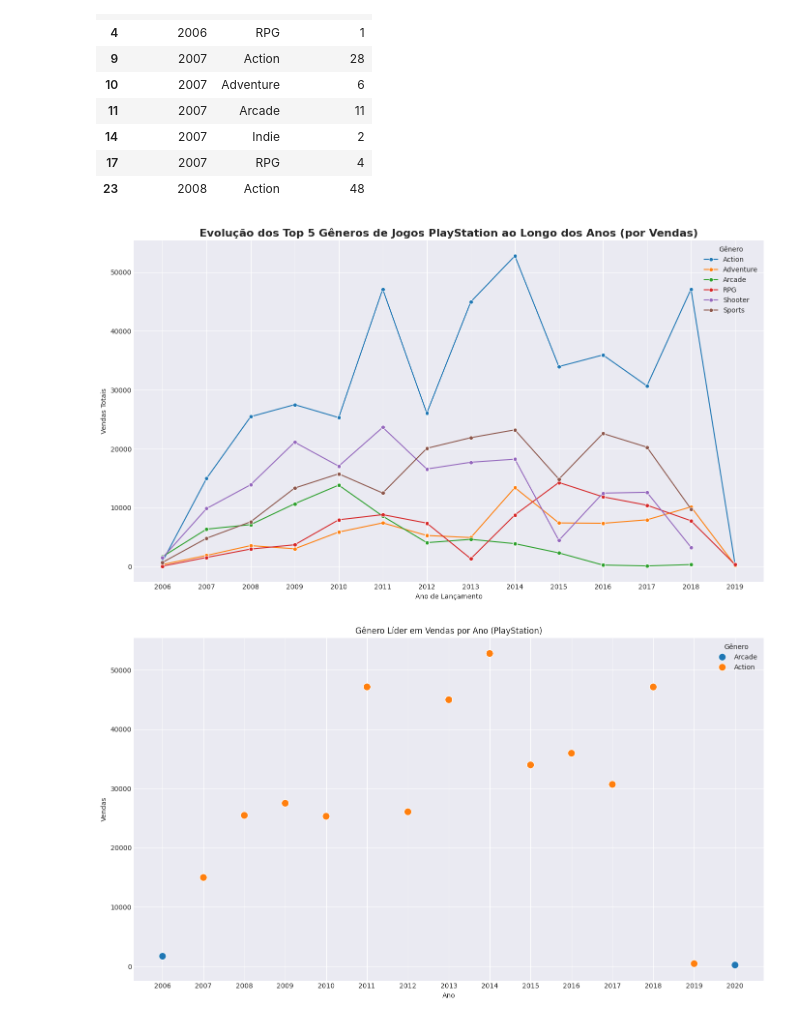
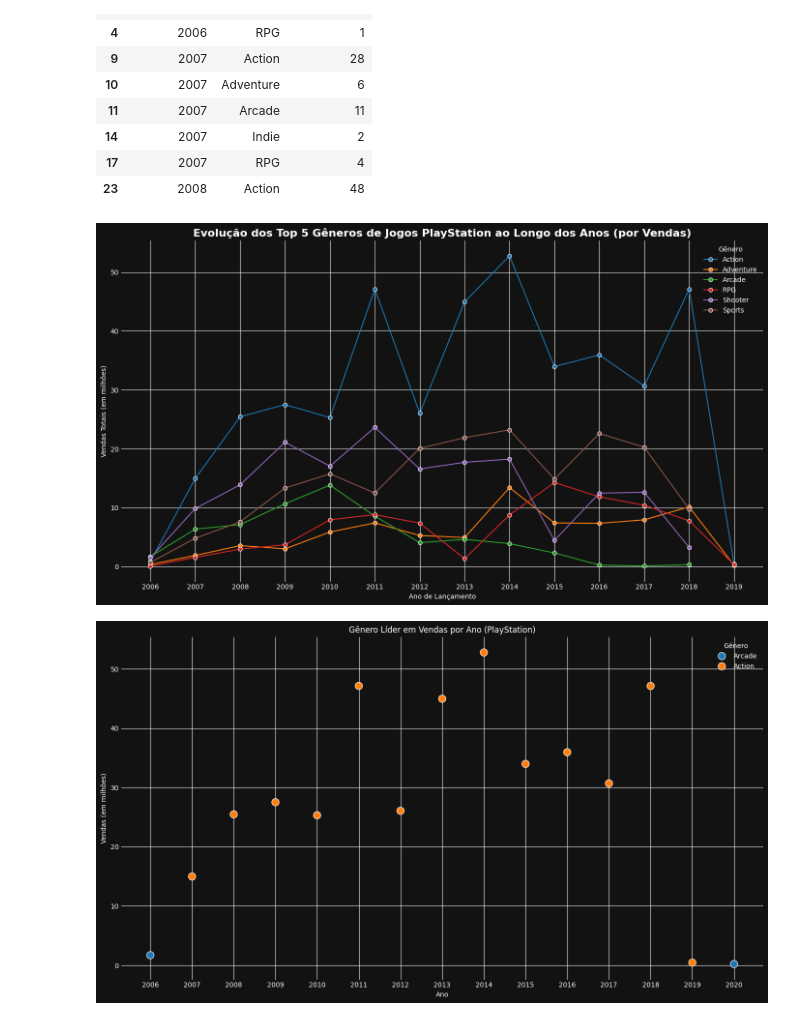
Before and after one commit to uAugustoVR/metadados-playstation, a Jupyter notebook: notebooks/analysis.ipynb, the cells around one changed output. Saved outputs shown, nothing was run; the diff lists cells and outputs as text; code cells hidden in the pictures.

```diff
--- a/notebooks/analysis.ipynb
+++ b/notebooks/analysis.ipynb
@@ -23,17 +23,27 @@ import matplotlib.ticker as mticker
 # %%
 # Ativar estilo do seaborn
 plt.style.use('seaborn-v0_8-darkgrid')
-
-# # Configuração do Pandas para evitar a notação científica em cálculos com float
-# pd.set_option('display.float_format', '{:.1f}'.format)
-
-# # Configuração do NumPy para evitar a notação científica em cálculos com float
-# np.set_printoptions(suppress=True, precision=4)
 
 # Paleta personalizada inspirada no PlayStation
 colors = ['#C0392B',  # PS3
           '#2980B9',  # PS4
           '#85C1E9']  # PS5
+
+# Paleta personalizada inspirada no PlayStation
+colors_category = ['#1ABC9C',
+                   '#3498DB',
+                   '#F1C40F',
+                   '#E74C3C',
+                   '#9B59B6']
+
+# Configurações adicionais para o estilo escuro
+sns.set_style('darkgrid')
+plt.rcParams['axes.facecolor'] = '#121212'
+plt.rcParams['figure.facecolor'] = '#121212'
+plt.rcParams['text.color'] = 'white'
+plt.rcParams['axes.labelcolor'] = 'white'
+plt.rcParams['xtick.color'] = 'white'
+plt.rcParams['ytick.color'] = 'white'
 # %%
 load_dotenv()
 cleaned_data_path = os.getenv('cleaned_data_path')
@@ -947,6 +949,7 @@ df_top_genres_by_published.head(10)
 # Gráfico: Evolução dos gêneros ao longo dos anos (por vendas)
 plt.figure(figsize=(14, 8))
 
+# Scatter plot dos gêneros ao longo dos anos (por vendas)
 sns.lineplot(
     data=df_top_genres_by_sales,
     x='Release Year',
@@ -955,9 +958,9 @@ sns.lineplot(
     marker='o'
 )
 
-# Formata como milhares
+# Formata como milhões
 plt.gca().yaxis.set_major_formatter(
-    mticker.FuncFormatter(lambda x, pos: f'{x/1e3:.0f}')
+    mticker.FuncFormatter(lambda x, pos: f'{x/1e6:.0f}')
 )
 
 plt.title(
@@ -967,37 +970,38 @@ plt.title(
 )
 
 plt.xlabel('Ano de Lançamento')
-plt.ylabel('Vendas Totais')
+plt.ylabel('Vendas Totais (em milhões)')
 plt.legend(title='Gênero')
 plt.tight_layout()
 plt.savefig(f'{cleaned_data_path}/top_evolution_genres_by_sales.png', bbox_inches='tight')
 plt.show()
 # %% [output]
-[figure, old version]
+[figure, new version]
 # %%
 # Gráfico: Gênero líder de vendas por ano
 plt.figure(figsize=(14, 8))
 
+# Scatter plot do gênero líder de vendas por ano
 sns.scatterplot(
     data=top_genres_by_sales,
     x='Release Year',
     y='Sales Fraction',
     hue='Genre List',
     s=120
 )
 
-# Formata como milhares
+# Formata como milhões
 plt.gca().yaxis.set_major_formatter(
-    mticker.FuncFormatter(lambda x, pos: f'{x/1e3:.0f}')
+    mticker.FuncFormatter(lambda x, pos: f'{x/1e6:.0f}')
 )
 
 plt.title('Gênero Líder em Vendas por Ano (PlayStation)')
 plt.xlabel('Ano')
-plt.ylabel('Vendas')
+plt.ylabel('Vendas (em milhões)')
 plt.legend(title='Gênero')
 plt.tight_layout()
 plt.show()
 # %% [output]
-[figure, old version]
+[figure, new version]
 # %%
 # Gráfico : Evolução do número de lançamentos por gênero
```
Also changed, not shown: parts of 15 cells of this notebook, 11 other files.
